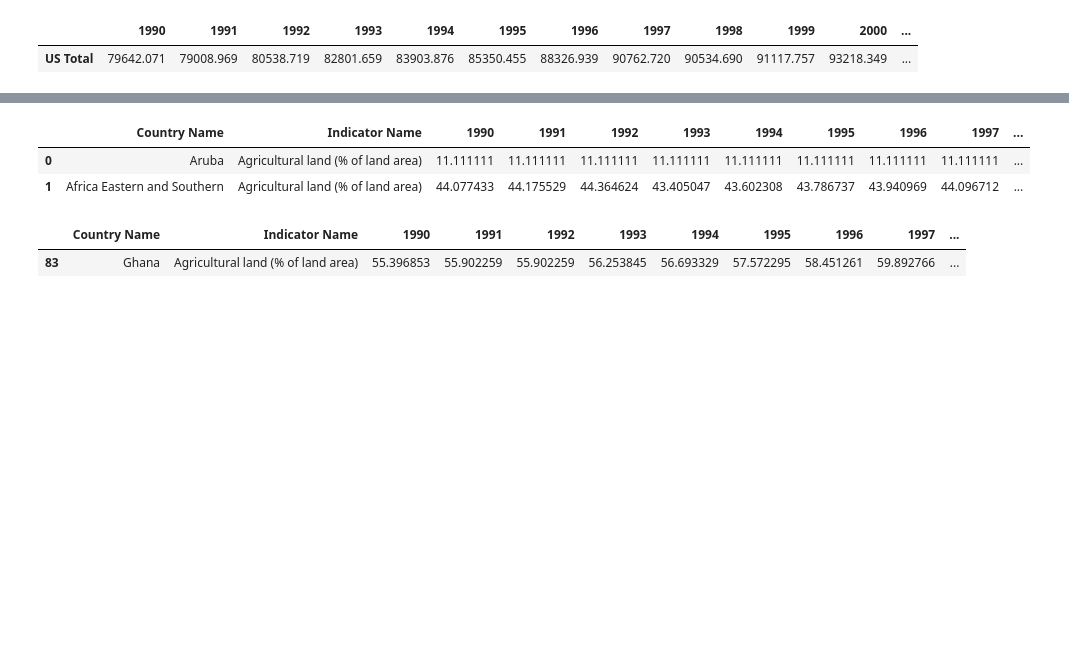
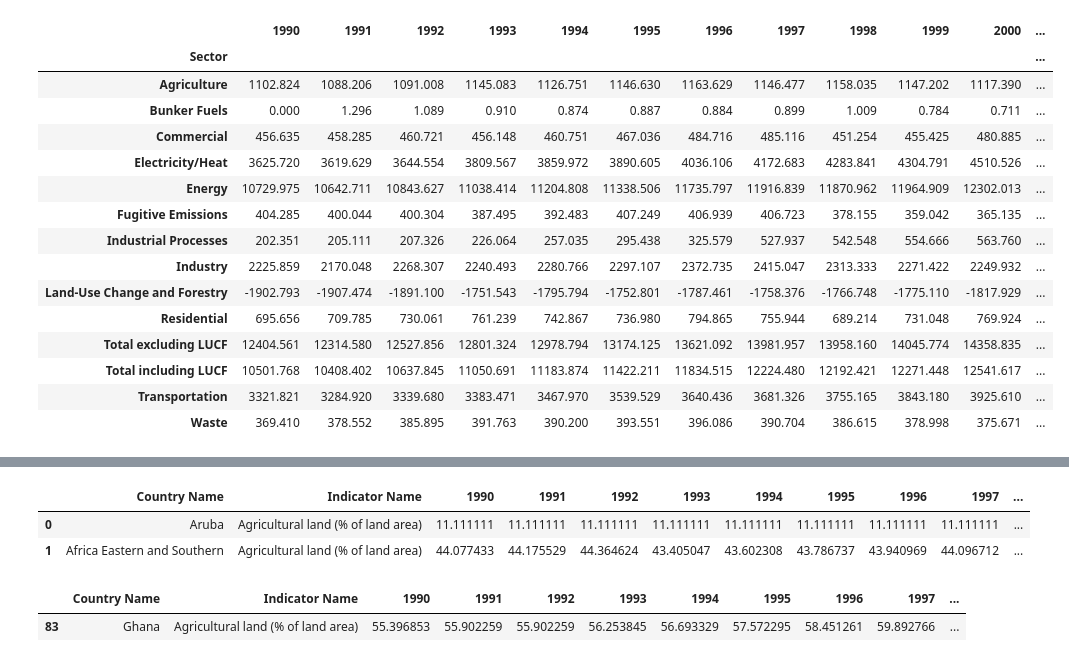
Before and after one commit to Dkconway4/Carbon-Emissions-Project, a Jupyter notebook: Project1_Carbon_Emissions.ipynb, the cells around one changed output, grey strips where cells are left out. Drawn from its saved outputs; the diff is of its cells as text; code cells hidden in the pictures; blank space fills up the shorter version.

```diff
--- a/Project1_Carbon_Emissions.ipynb
+++ b/Project1_Carbon_Emissions.ipynb
@@ -10,17 +10,31 @@ pd.set_option('display.max_columns', None)
 # %%
 #separate US data by state, sector, and gas type. sum the total gas emissions for each year
 #US data frames to use: us_df_state, us_df_sector, us_df_gas, us_df_sum
-us_df_state = us_df.groupby(['State']).sum()
+us_ghg=us_df[us_df['Gas']=='All GHG']
+us_df_state = us_ghg.groupby(['State']).sum()
 us_df_state = us_df_state.style.format('{:.3f}')
-us_df_sector = us_df.groupby(['Sector']).sum()
+us_df_sector = us_ghg.groupby(['Sector']).sum()
 us_df_sector = us_df_sector.style.format('{:.3f}')
-us_df_gas = us_df.groupby(['Gas']).sum()
+us_df_gas = us_ghg.groupby(['Gas']).sum()
 us_df_sum = pd.DataFrame(us_df_gas.sum(axis=0)).T.rename(index={0:'US Total'}).style.format('{:.3f}')
 us_df_gas = us_df_gas.style.format('{:.3f}')
-us_df_sum
 # %% [output]
 |  | 1990 | 1991 | 1992 | 1993 | 1994 | 1995 | 1996 | 1997 | 1998 | 1999 | 2000 | ... |
-| US Total | 79642.071 | 79008.969 | 80538.719 | 82801.659 | 83903.876 | 85350.455 | 88326.939 | 90762.720 | 90534.690 | 91117.757 | 93218.349 | ... |
+| Sector |  |  |  |  |  |  |  |  |  |  |  | ... |
+| Agriculture | 1102.824 | 1088.206 | 1091.008 | 1145.083 | 1126.751 | 1146.630 | 1163.629 | 1146.477 | 1158.035 | 1147.202 | 1117.390 | ... |
+| Bunker Fuels | 0.000 | 1.296 | 1.089 | 0.910 | 0.874 | 0.887 | 0.884 | 0.899 | 1.009 | 0.784 | 0.711 | ... |
+| Commercial | 456.635 | 458.285 | 460.721 | 456.148 | 460.751 | 467.036 | 484.716 | 485.116 | 451.254 | 455.425 | 480.885 | ... |
+| Electricity/Heat | 3625.720 | 3619.629 | 3644.554 | 3809.567 | 3859.972 | 3890.605 | 4036.106 | 4172.683 | 4283.841 | 4304.791 | 4510.526 | ... |
+| Energy | 10729.975 | 10642.711 | 10843.627 | 11038.414 | 11204.808 | 11338.506 | 11735.797 | 11916.839 | 11870.962 | 11964.909 | 12302.013 | ... |
+| Fugitive Emissions | 404.285 | 400.044 | 400.304 | 387.495 | 392.483 | 407.249 | 406.939 | 406.723 | 378.155 | 359.042 | 365.135 | ... |
+| Industrial Processes | 202.351 | 205.111 | 207.326 | 226.064 | 257.035 | 295.438 | 325.579 | 527.937 | 542.548 | 554.666 | 563.760 | ... |
+| Industry | 2225.859 | 2170.048 | 2268.307 | 2240.493 | 2280.766 | 2297.107 | 2372.735 | 2415.047 | 2313.333 | 2271.422 | 2249.932 | ... |
+| Land-Use Change and Forestry | -1902.793 | -1907.474 | -1891.100 | -1751.543 | -1795.794 | -1752.801 | -1787.461 | -1758.376 | -1766.748 | -1775.110 | -1817.929 | ... |
+| Residential | 695.656 | 709.785 | 730.061 | 761.239 | 742.867 | 736.980 | 794.865 | 755.944 | 689.214 | 731.048 | 769.924 | ... |
+| Total excluding LUCF | 12404.561 | 12314.580 | 12527.856 | 12801.324 | 12978.794 | 13174.125 | 13621.092 | 13981.957 | 13958.160 | 14045.774 | 14358.835 | ... |
+| Total including LUCF | 10501.768 | 10408.402 | 10637.845 | 11050.691 | 11183.874 | 11422.211 | 11834.515 | 12224.480 | 12192.421 | 12271.448 | 12541.617 | ... |
+| Transportation | 3321.821 | 3284.920 | 3339.680 | 3383.471 | 3467.970 | 3539.529 | 3640.436 | 3681.326 | 3755.165 | 3843.180 | 3925.610 | ... |
+| Waste | 369.410 | 378.552 | 385.895 | 391.763 | 390.200 | 393.551 | 396.086 | 390.704 | 386.615 | 378.998 | 375.671 | ... |
 # %%
 ghana_df = other_df[other_df['Country']=='GHA']
 # %%
```
Also changed, not shown: parts of 1 cell of this notebook.
